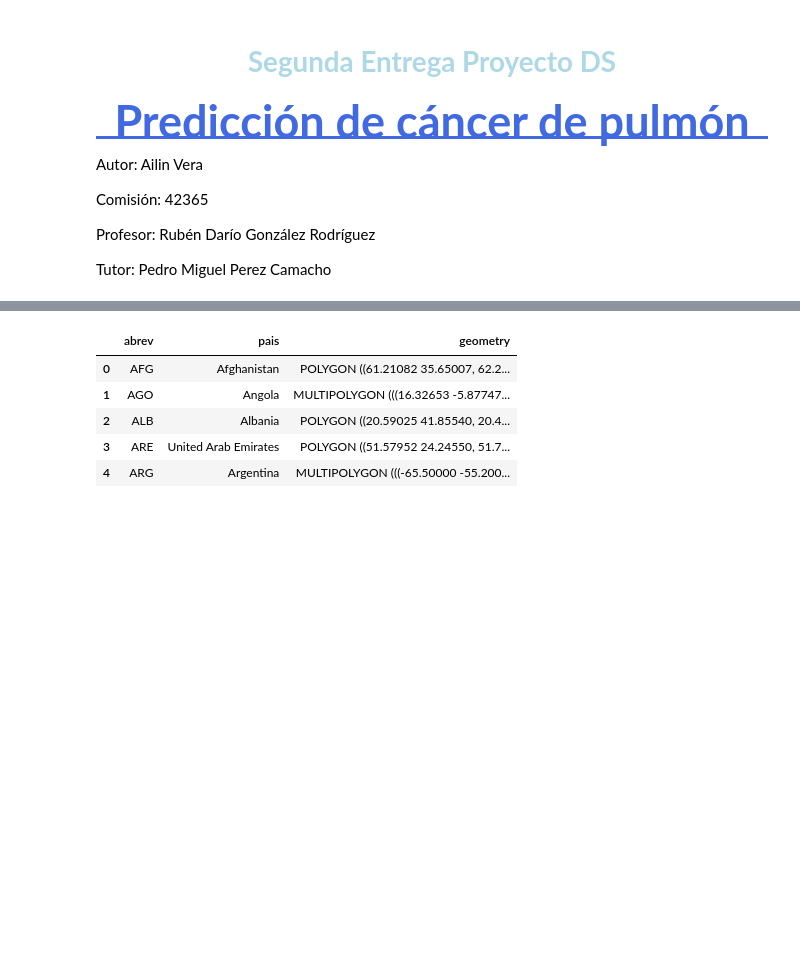
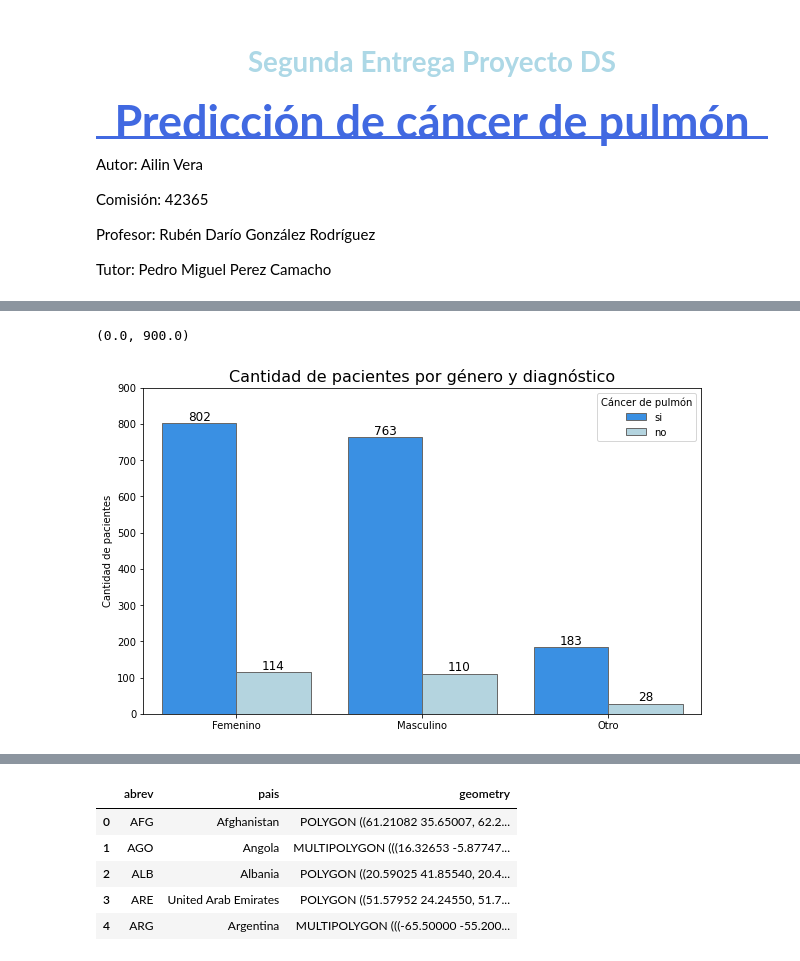
Before and after one commit to ailinvera/Data_Science, a Jupyter notebook: SegundaEntrega-Vera_Ailin/SegundaEntrega-Vera_Ailin.ipynb, the cells around one changed output, grey strips where cells are left out. Saved outputs shown, nothing was run; the diff lists cells and outputs as text; code cells hidden in the pictures; blank space fills up the shorter version.

```diff
--- a/SegundaEntrega-Vera_Ailin/SegundaEntrega-Vera_Ailin.ipynb
+++ b/SegundaEntrega-Vera_Ailin/SegundaEntrega-Vera_Ailin.ipynb
@@ -451,0 +273,10 @@ Para poder trabajar con mapas puedo utilizar la librería geopandas, que trabaja
+# %%
+genero_diag = cancer_pulmon.groupby(by = ['genero', 'cancer_pulmon']).agg({'id':'count'}).reset_index()
+genero_diag.rename(columns = {'id':'cant_pacientes', 'cancer_pulmon':'Cáncer de pulmón'}, inplace = True)
+genero_diag.sort_values(by = 'cant_pacientes', ascending = False)
+
+### Armamos un pivot con los datos para que resulte mejor visualmente
+genero_diag_pivot = genero_diag.pivot(index = 'genero', columns = 'Cáncer de pulmón', values = 'cant_pacientes')
+genero_diag_pivot.sort_values(['si', 'no'], ascending = False, inplace = True)
+genero_diag_pivot.reset_index(inplace = True)
+genero_diag_pivot
@@ -451,0 +292,28 @@ Para poder trabajar con mapas puedo utilizar la librería geopandas, que trabaja
+# %%
+### Reordenamos el dataframe para poder graficarlo
+genero_diag.sort_values(by = 'cant_pacientes', ascending = False, inplace = True)
+genero_diag.reset_index(drop = True, inplace = True)
+### También podemos reemplazar los nombres de los géneros en inglés por los que son en español
+genero_diag.replace(['Female', 'Male','Other'], ['Femenino', 'Masculino', 'Otro'], inplace = True)
+# %%
+plt.figure(figsize = (10,6))
+
+# paleta = {'lightblue', 'dodgerblue'}
+
+bar1 = sns.barplot(x = 'genero', y = 'cant_pacientes', hue = 'Cáncer de pulmón',
+                   data = genero_diag, palette = {'si':'dodgerblue', 'no':'lightblue'}, edgecolor = 'dimgray')
+
+### Acá aplico los valores del pivot para agregar el valor a cada barra
+plt.bar_label(bar1.containers[0], labels = genero_diag_pivot['si'], label_type = 'edge',
+             fontsize=12)
+plt.bar_label(bar1.containers[1], labels = genero_diag_pivot['no'], label_type = 'edge',
+             fontsize=12)
+
+plt.title("Cantidad de pacientes por género y diagnóstico", fontsize=16)
+plt.xlabel(None)
+plt.ylabel("Cantidad de pacientes", fontsize=10)
+plt.tick_params(axis='both', labelsize=10)
+plt.ylim(0, 900)
+# %% [output]
+(0.0, 900.0)
+[figure, added]
```
Also changed, not shown: parts of 110 cells of this notebook, 3 other files.
